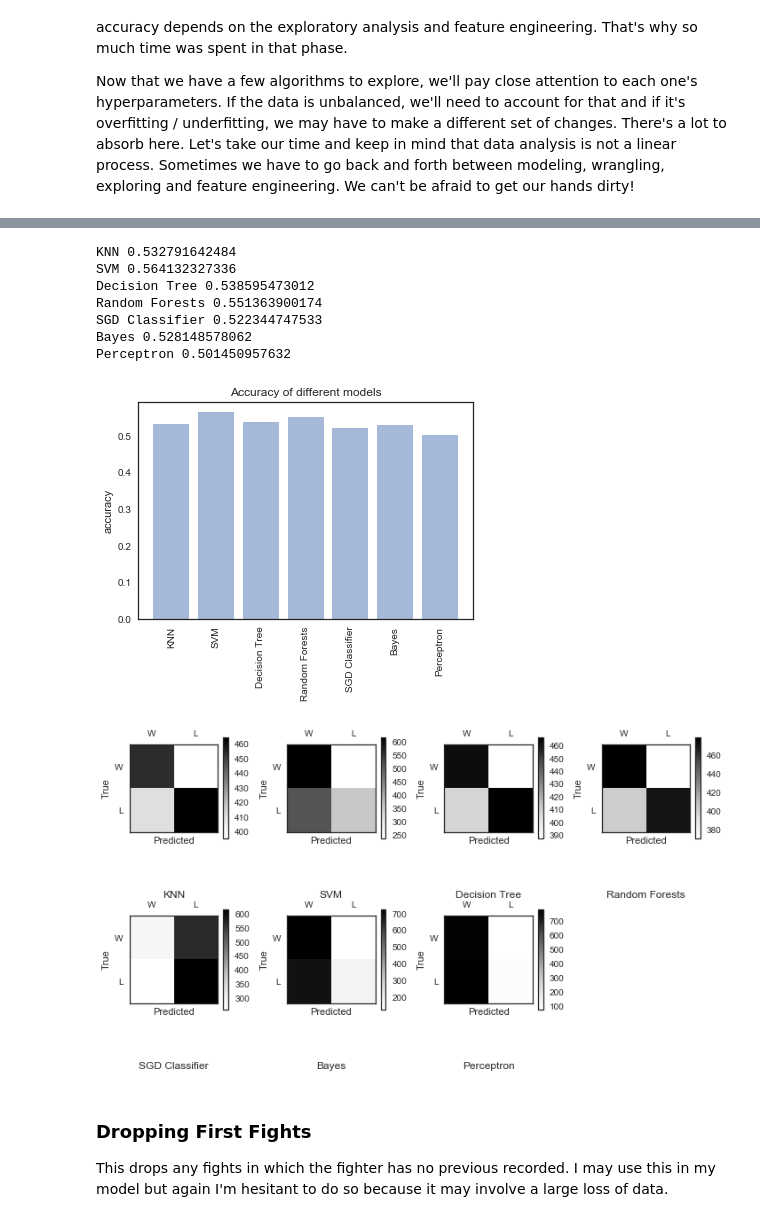
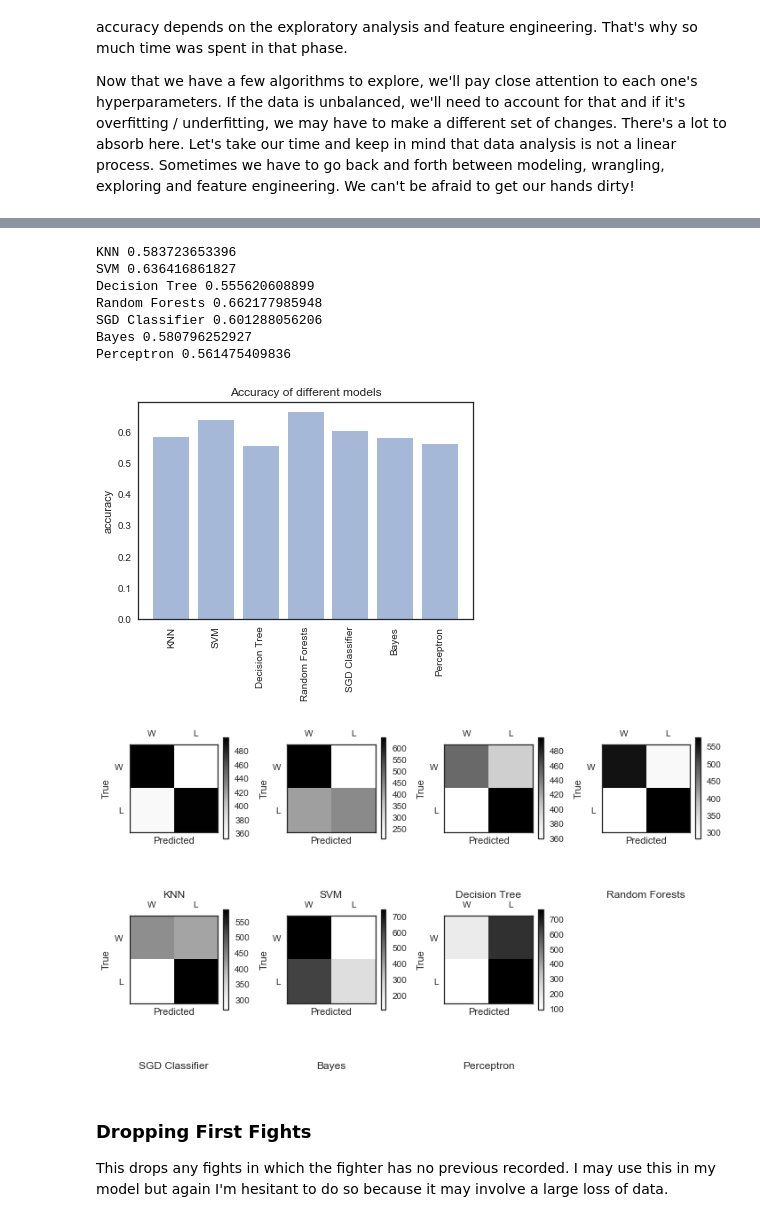
Before and after one commit to cfergusonlee/ufc_fight_analysis, a Jupyter notebook: ufc_analysis.ipynb, the cells around one changed output, grey strips where cells are left out. Drawn from its saved outputs; the diff is of its cells as text; code cells hidden in the pictures.

```diff
--- a/ufc_analysis.ipynb
+++ b/ufc_analysis.ipynb
@@ -194,7 +193,7 @@ fight_df = pd.DataFrame(fight_data.copy())
 
 # Rearranges the columns so the first name, last name, date, win/loss and method appear first
 cols = fight_df.columns.tolist()
-cols = cols[17:19] + cols[4:5] + cols[-1:] + cols[16:17] + cols[:4] + cols[5:16] + cols[19:]
+cols = cols[17:19] + cols[4:5] + cols[7:8] + cols[-1:] + cols[16:17] + cols[:4] + cols[5:7] + cols[8:16] + cols[19:31]
 
 fight_df = fight_df[cols]
 
@@ -205,5 +204,5 @@ fight_df = fight_df[cols]
 fight_df.rename(columns={'kd': 'knockdowns'}, inplace=True)
 
 fight_df.to_csv('fights.csv', index=False)
-fight_df.iloc[:5, :15]
+fight_df.iloc[-5:, :15]
 # %% [output]
@@ -1460,4 +1460,7 @@ Now that we have a few algorithms to explore, we'll pay close attention to each
 # %%
-numerical_diffs = fight_diffs.drop(['name', 'method', 'fight_id', 'referee', 'round'], axis=1)
+numerical_diffs = fight_diffs.select_dtypes(include=[np.int64])
+numerical_diffs = numerical_diffs.drop(['fight_id', 'round'], axis=1)
 # %%
-numerical_ratios = fight_ratios.drop(['name', 'method', 'fight_id', 'referee', 'round'], axis=1)
+numerical_ratios = fight_ratios.select_dtypes(include=[np.float, np.int64])
+numerical_ratios = numerical_ratios.drop(['fight_id', 'round'], axis=1)
+numerical_ratios.head()
@@ -1564,7 +1575,7 @@ def plot_cm(dict):
     plt.tight_layout()
     plt.show()
 # %%
-accuracies = run_all_and_Plot(numerical_diffs.iloc[:,:7])
+accuracies = run_all_and_Plot(numerical_diffs)
 CompareAll = dict()
 CompareAll['Baseline'] = accuracies
 for key,val in accuracies.items():
@@ -1584,21 +1595,21 @@ Perceptron 0.509643483343
 # %%
-accuracies = run_all_and_Plot(numerical_ratios.iloc[:,:7])
+accuracies = run_all_and_Plot(numerical_ratios)
 CompareAll = dict()
 CompareAll['Baseline'] = accuracies
 for key,val in accuracies.items():
     print(str(key) +' '+ str(val[0]))
 plot_bar(accuracies)
 plot_cm(accuracies)
 # %% [output]
-KNN 0.532791642484
-SVM 0.564132327336
-Decision Tree 0.538595473012
-Random Forests 0.551363900174
-SGD Classifier 0.522344747533
-Bayes 0.528148578062
-Perceptron 0.501450957632
+KNN 0.583723653396
+SVM 0.636416861827
+Decision Tree 0.555620608899
+Random Forests 0.662177985948
+SGD Classifier 0.601288056206
+Bayes 0.580796252927
+Perceptron 0.561475409836
-[figure, old version]
+[figure, new version]
-[figure, old version]
+[figure, new version]
 # %%
 from sklearn.model_selection import train_test_split, GridSearchCV
 #X_all = dropdata.drop(['winner'], axis=1)
```
Also changed, not shown: parts of 45 cells of this notebook, 20 other files.
